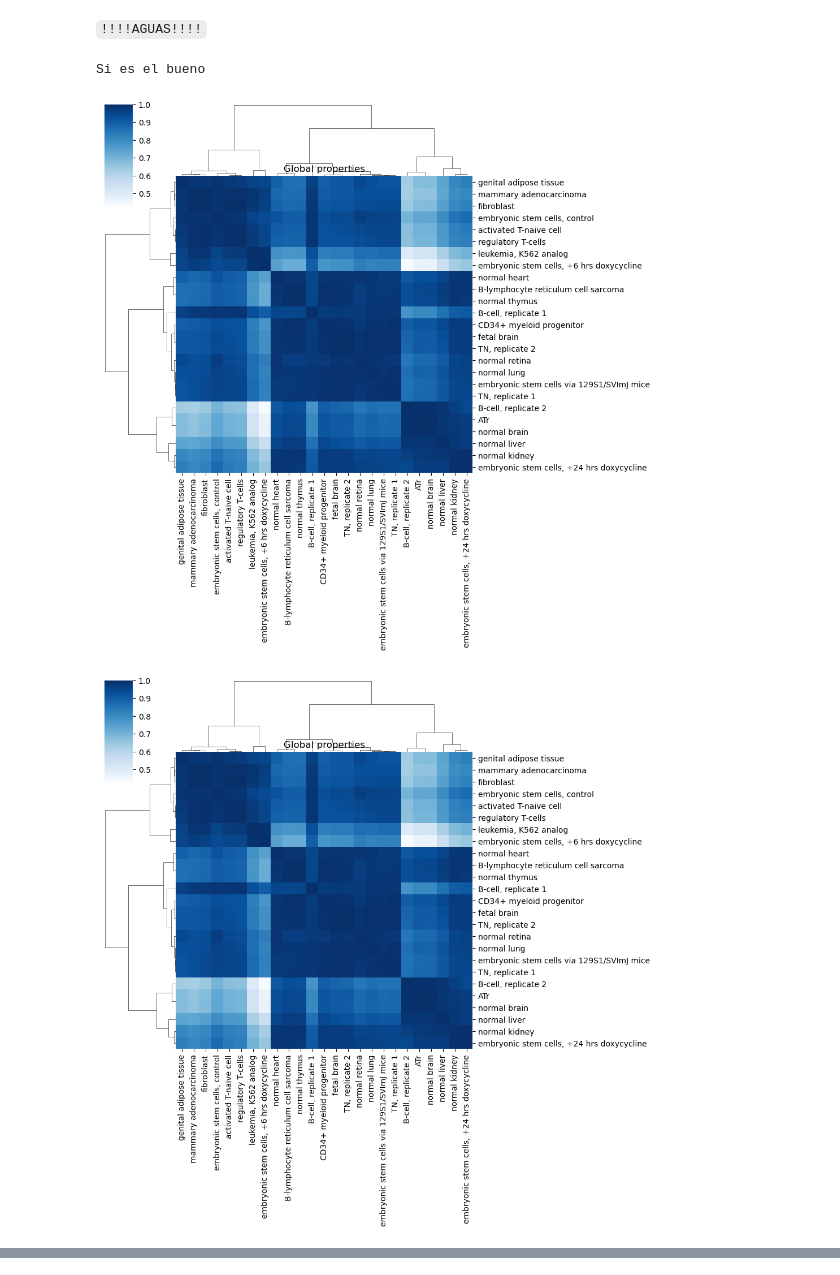
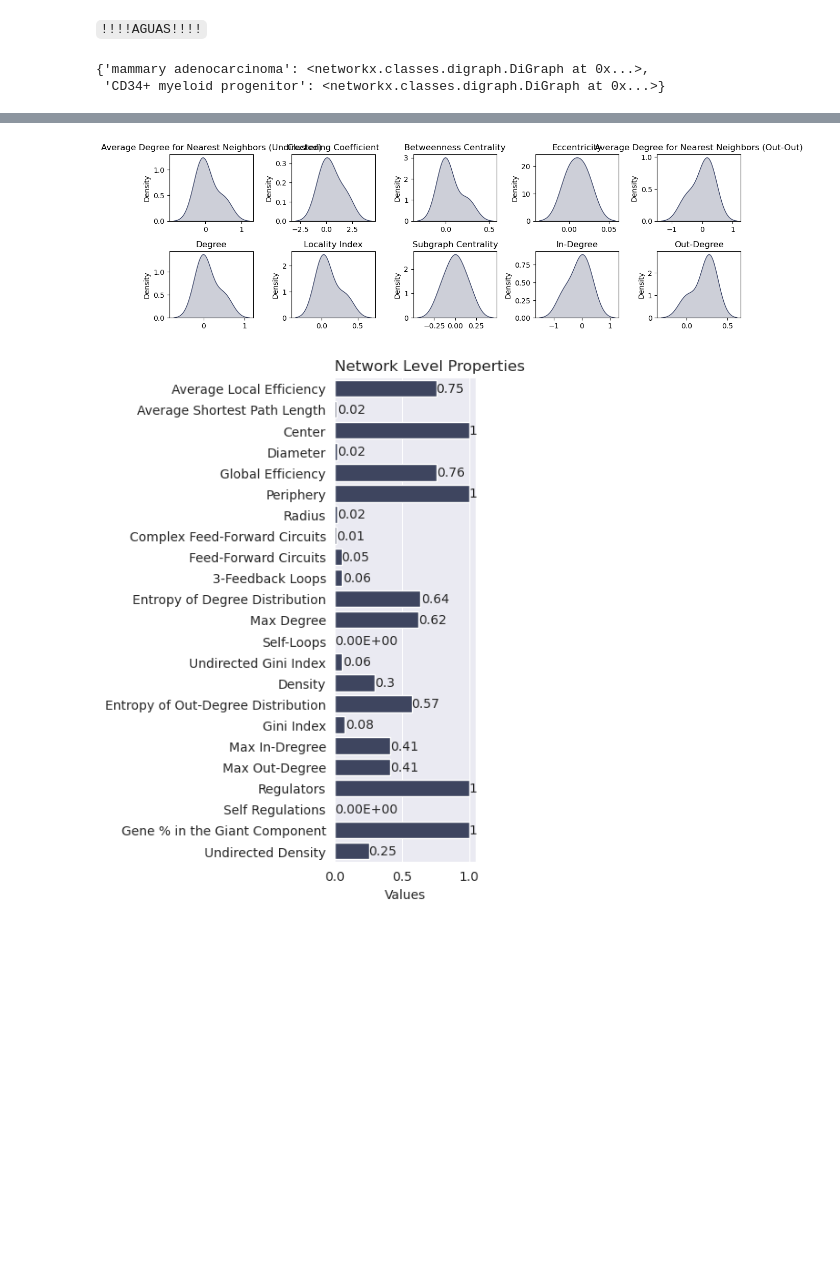
Before and after one commit to freyrelab/netective, a Jupyter notebook: legacy/prop_notebooks/Mouse_Analysis.ipynb, the cells around one changed output, grey strips where cells are left out. Drawn from its saved outputs; the diff is of its cells as text; code cells hidden in the pictures; blank space fills up the shorter version.

```diff
--- a/legacy/prop_notebooks/Mouse_Analysis.ipynb
+++ b/legacy/prop_notebooks/Mouse_Analysis.ipynb
@@ -159,9 +161,22 @@ info_df
 from netective.structure.structure import compare_structure
 # %% [markdown]
 `!!!!AGUAS!!!!`
-# %%
-compare_structure(mouse_networks, norm='biological', workers='auto')
-# %% [output]
-Si es el bueno
-[figure, removed]
-[figure, removed]
+# %%
+test = {
+    net_name : net
+    for i,(net_name, net) in enumerate(mouse_networks.items())
+    if i < 2
+}
+test
+# %% [output]
+{'mammary adenocarcinoma': <networkx.classes.digraph.DiGraph at 0x...>,
+ 'CD34+ myeloid progenitor': <networkx.classes.digraph.DiGraph at 0x...>}
+# %%
+import networkx as nx
+from netective import characterize_network
+from netective.structure.structure import set_log_level
+
+er_1 = nx.erdos_renyi_graph(n= 100, p=0.3, directed=True)
+set_log_level('info')
+characterize_network(G= er_1, name= 'ER', norm= 'network', verbose='debug')
+# %% [output]
@@ -167,0 +200,2 @@ Si es el bueno
+[figure, added]
+[figure, added]
```
Also changed, not shown: parts of 3 cells of this notebook, 3 other files.
